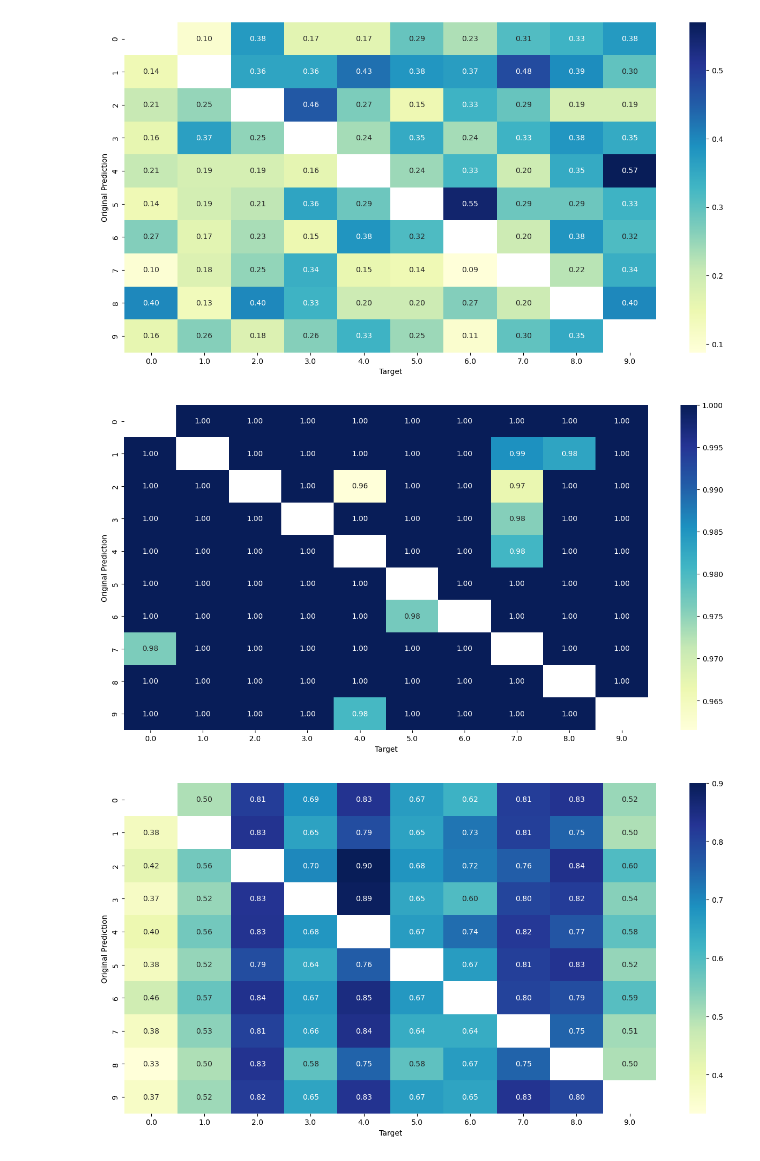
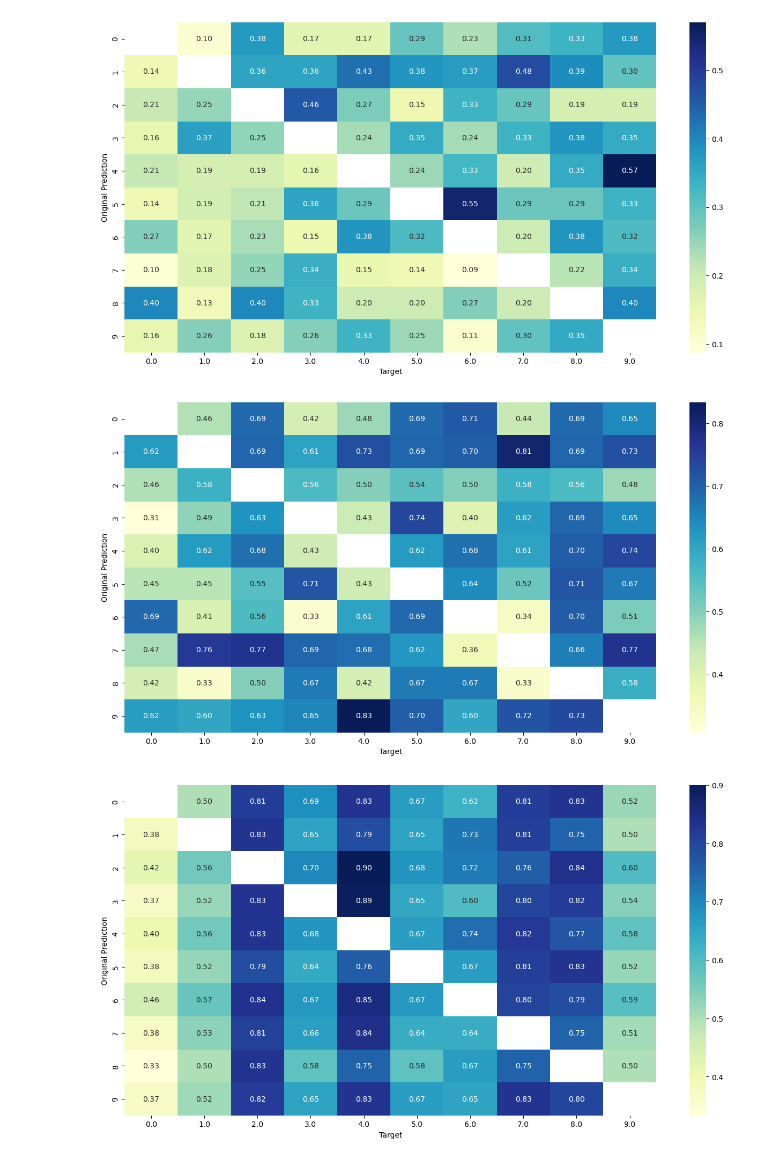
Before and after one commit to jasminkareem/CFX-benchmarking, a Jupyter notebook: visualize_mnist_final_results.ipynb, the cells around one changed output. Saved outputs shown, nothing was run; the diff lists cells and outputs as text; code cells hidden in the pictures.

```diff
--- a/visualize_mnist_final_results.ipynb
+++ b/visualize_mnist_final_results.ipynb
@@ -341,20 +341,20 @@ plt.show()
 # %% [output]
 [figure]
 # %%
-grouped_correctness = filtered_results.groupby(['method', 'original_predicted_label', 'target'])['correctness'].mean()
+grouped_correctness = results.groupby(['method', 'original_predicted_label', 'target'])['correctness'].mean()
 alibiCF_correctness = pd.DataFrame(grouped_correctness['alibi-CF'].reset_index()).pivot(index="original_predicted_label", columns="target", values="correctness")
 plt.figure(figsize=(16, 8))  # Set the figure size
 sns.heatmap(alibiCF_correctness, cmap="YlGnBu", cbar=True, annot=True, fmt=".2f")
 
 
 # Set heatmap title and labels
 plt.ylabel('Original Prediction')
 plt.xlabel('Target')
 
 # Show the heatmap
 plt.show()
 # %% [output]
-[figure, old version]
+[figure, new version]
 # %%
 grouped_correctness = results.groupby(['method', 'original_predicted_label', 'target'])['correctness'].mean()
 alibiProtoCF_correctness = pd.DataFrame(grouped_correctness['alibi-Proto-CF'].reset_index()).pivot(index="original_predicted_label", columns="target", values="correctness")
```
Also changed, not shown: parts of 13 cells of this notebook.
